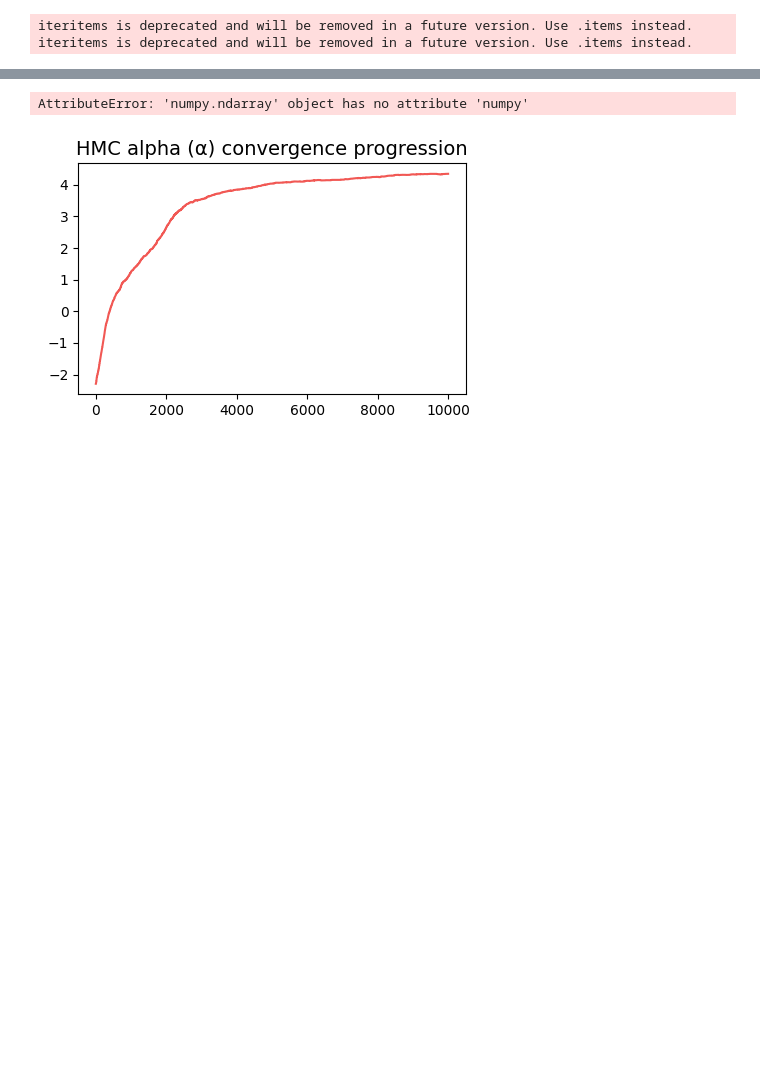
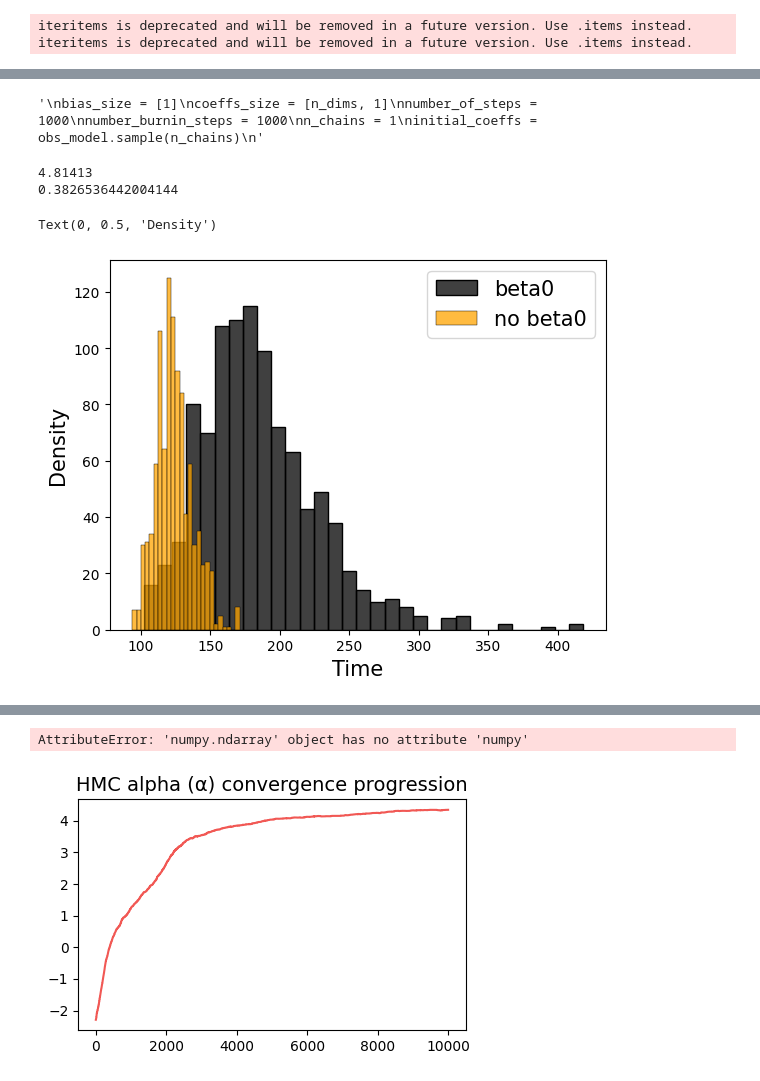
Before and after one commit to thecml/baysurv-wip, a Jupyter notebook: notebooks/mcmc_mul_features.ipynb, the cells around one changed output, grey strips where cells are left out. Saved outputs shown, nothing was run; the diff lists cells and outputs as text; code cells hidden in the pictures; blank space fills up the shorter version.

```diff
--- a/notebooks/mcmc_mul_features.ipynb
+++ b/notebooks/mcmc_mul_features.ipynb
@@ -118,0 +80,11 @@ def run_chain():
+# %%
+"""
+bias_size = [1]
+coeffs_size = [n_dims, 1]
+number_of_steps = 1000
+number_burnin_steps = 1000
+n_chains = 1
+initial_coeffs = obs_model.sample(n_chains)
+"""
+# %% [output]
+'\nbias_size = [1]\ncoeffs_size = [n_dims, 1]\nnumber_of_steps = 1000\nnumber_burnin_steps = 1000\nn_chains = 1\ninitial_coeffs = obs_model.sample(n_chains)\n'
@@ -118,0 +108,25 @@ def run_chain():
+# %%
+# Save alpha and betas
+alphas = samples[0].numpy().flatten()
+betas = np.zeros((n_dims, number_of_steps))
+
+for i in range(n_dims):
+    betas[i] = samples[1][:,i].numpy().flatten()
+
+print(alphas.mean())
+print(betas.mean())
+# %% [output]
+4.81413
+0.3826536442004144
+# %%
+lambda_feature = np.exp(alphas + betas[0])
+lambda_no_feature = np.exp(alphas)
+
+sns.histplot(lambda_feature,color='k',label='beta0')
+sns.histplot(lambda_no_feature,color='orange',label='no beta0')
+plt.legend(fontsize=15)
+plt.xlabel("Time",size=15)
+plt.ylabel("Density",size=15)
+# %% [output]
+Text(0, 0.5, 'Density')
+[figure, added]
```
Also changed, not shown: parts of 32 cells of this notebook, 7 other files.
